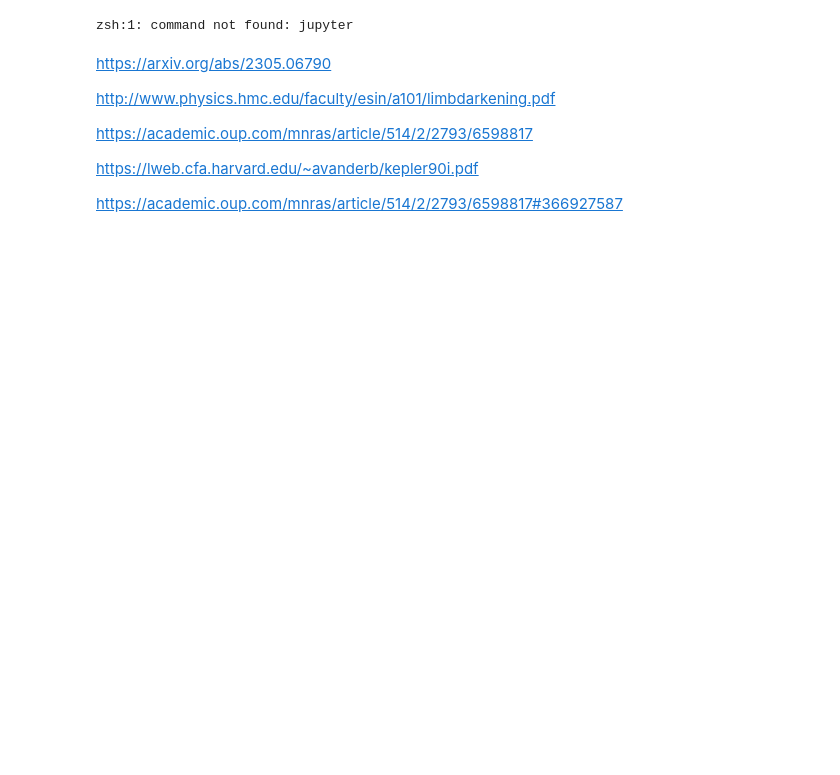
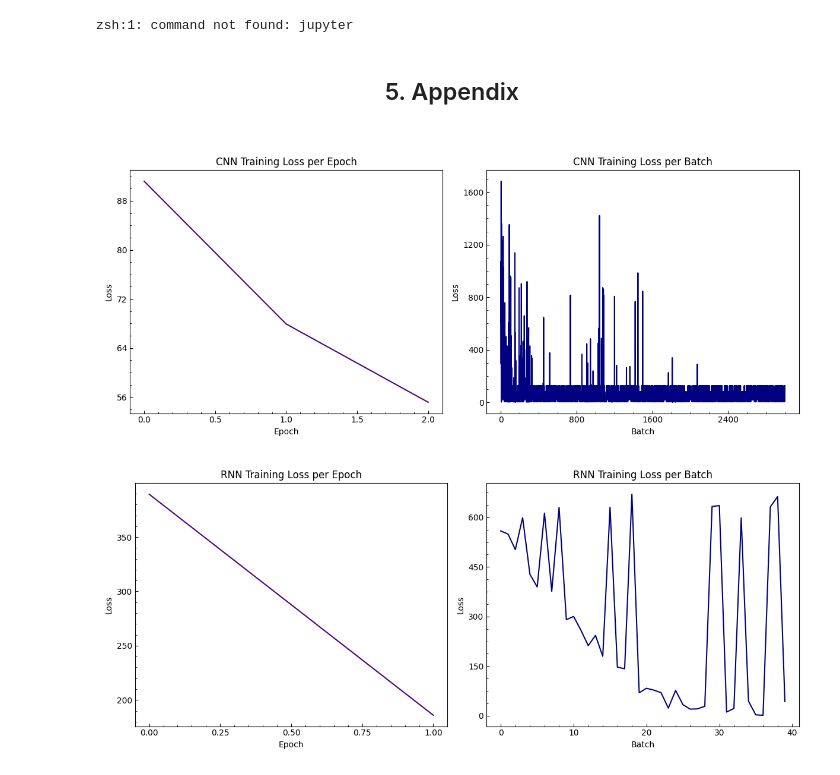
Before and after one commit to OliverMcEvoy/PlanetFinder, a Jupyter notebook: Coursework_B_24474.ipynb, the cells around one changed output. Saved outputs shown, nothing was run; the diff lists cells and outputs as text; code cells hidden in the pictures; blank space fills up the shorter version.

```diff
--- a/Coursework_B_24474.ipynb
+++ b/Coursework_B_24474.ipynb
@@ -633,14 +670,11 @@ Acknowlegde the use of any software or datasets here.
 !jupyter nbconvert --to html --no-input Coursework_B_Template.ipynb
 # %% [output]
 zsh:1: command not found: jupyter
-# %% [markdown]
-https://arxiv.org/abs/2305.06790
-
-http://www.physics.hmc.edu/faculty/esin/a101/limbdarkening.pdf
-
-
-https://academic.oup.com/mnras/article/514/2/2793/6598817
-
-https://lweb.cfa.harvard.edu/~avanderb/kepler90i.pdf
-
-https://academic.oup.com/mnras/article/514/2/2793/6598817#366927587
+# %% [markdown]
+<h2 align='center'>  5. Appendix <h2>
+# %%
+display(Image(filename='Images/CnnLoss.png'))
+display(Image(filename='Images/RnnLoss.png'))
+# %% [output]
+[figure, added]
+[figure, added]
```
Also changed, not shown: parts of 18 cells of this notebook, 6 other files.
